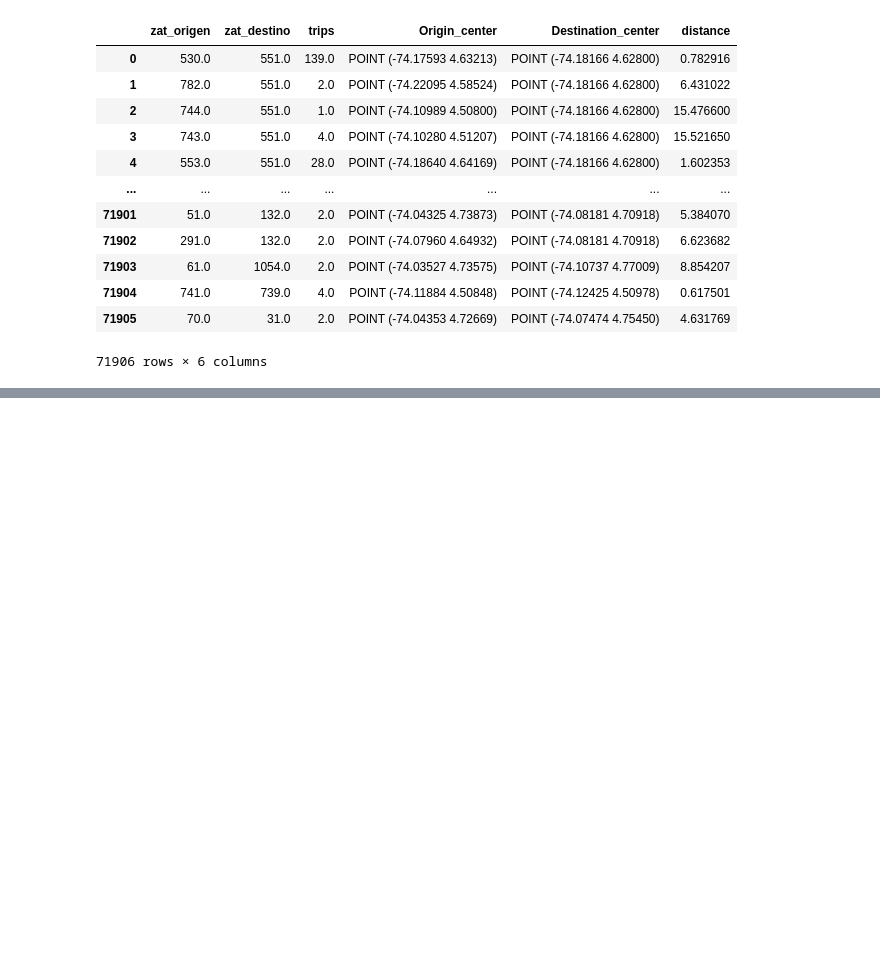
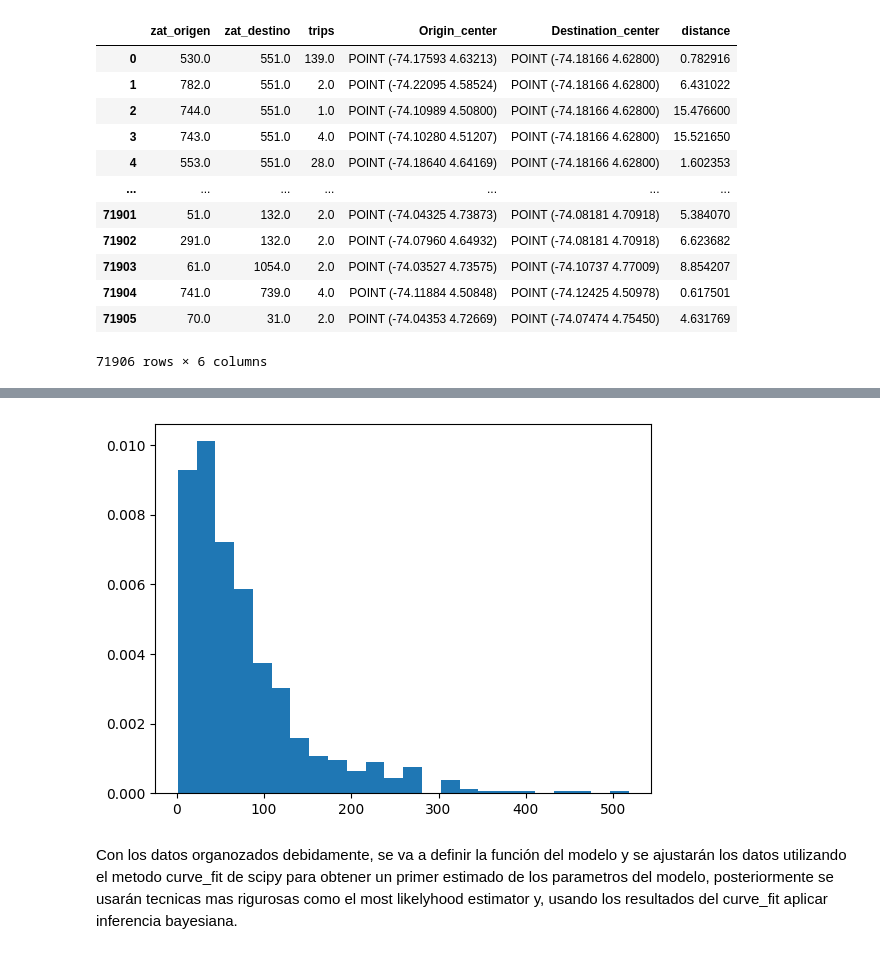
Before and after one commit to saramirezva/Mobility-Models-Bogot-, a Jupyter notebook: mobility_models.ipynb, the cells around one changed output, grey strips where cells are left out. Drawn from its saved outputs; the diff is of its cells as text; code cells hidden in the pictures; blank space fills up the shorter version.

```diff
--- a/mobility_models.ipynb
+++ b/mobility_models.ipynb
@@ -213,0 +166,9 @@ population
+# %%
+# Distribution of the population
+pltn_y, pltn_x = np.histogram(population['p7_total_personas'], bins=int(len(population)/30), density=True)
+plt.stairs(pltn_y, pltn_x, fill=True)
+plt.show()
+# %% [output]
+[figure, added]
+# %% [markdown]
+Con los datos organozados debidamente, se va a definir la función del modelo y se ajustarán los datos utilizando el metodo curve_fit de scipy para obtener un primer estimado de los parametros del modelo, posteriormente se usarán tecnicas mas rigurosas como el most likelyhood estimator y, usando los resultados del curve_fit aplicar inferencia bayesiana.
```
Also changed, not shown: parts of 9 cells of this notebook.
